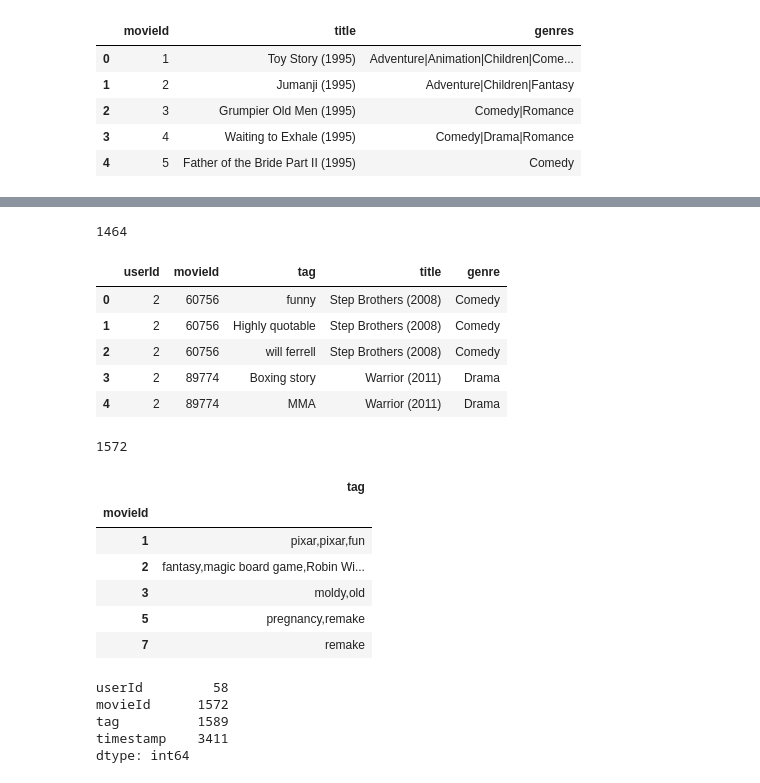
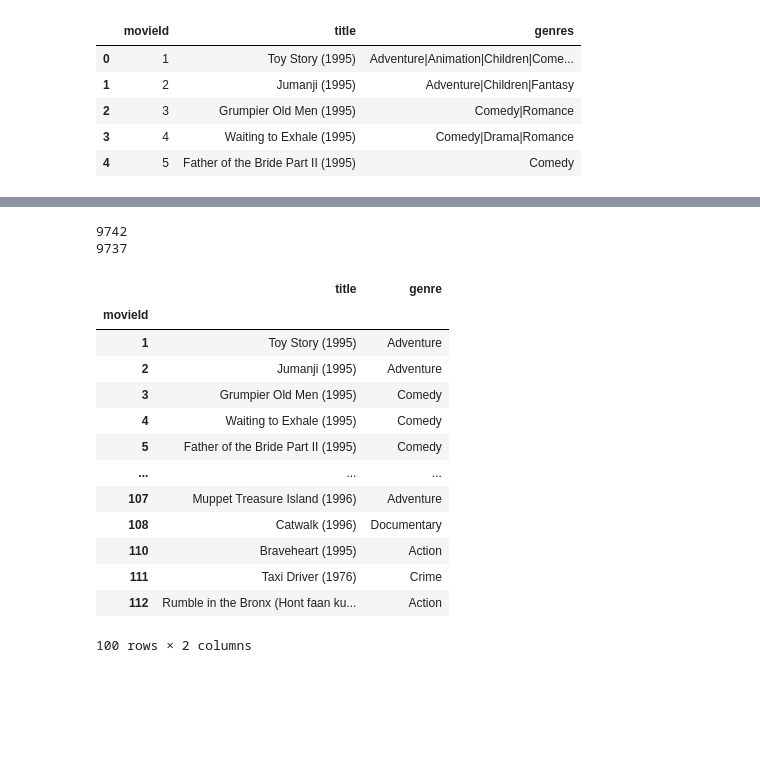
Before and after one commit to dmropp/Project_4_ML, a Jupyter notebook: analysis.ipynb, the cells around one changed output, grey strips where cells are left out. Drawn from its saved outputs; the diff is of its cells as text; code cells hidden in the pictures; blank space fills up the shorter version.

```diff
--- a/analysis.ipynb
+++ b/analysis.ipynb
@@ -217,34 +123,0 @@ mtr_modified.head(25)
-# %%
-print(len(mtr_modified["title"].unique()))
-# %% [output]
-1464
-# %%
-movies_tags_to_merge.head()
-# %% [output]
-|  | userId | movieId | tag | title | genre |
-| 0 | 2 | 60756 | funny | Step Brothers (2008) | Comedy |
-| 1 | 2 | 60756 | Highly quotable | Step Brothers (2008) | Comedy |
-| 2 | 2 | 60756 | will ferrell | Step Brothers (2008) | Comedy |
-| 3 | 2 | 89774 | Boxing story | Warrior (2011) | Drama |
-| 4 | 2 | 89774 | MMA | Warrior (2011) | Drama |
-# %%
-tags_grouped = tags_df.groupby(["movieId"]).agg({"tag": ",".join})
-print(len(tags_grouped))
-tags_grouped.head()
-# %% [output]
-1572
-|  | tag |
-| movieId |  |
-| 1 | pixar,pixar,fun |
-| 2 | fantasy,magic board game,Robin Wi... |
-| 3 | moldy,old |
-| 5 | pregnancy,remake |
-| 7 | remake |
-# %%
-tags_df.nunique()
-# %% [output]
-userId         58
-movieId      1572
-tag          1589
-timestamp    3411
-dtype: int64
@@ -252,0 +124,32 @@ dtype: int64
+# %%
+# split genres column, drop original genres column, rename the first genre column to genre, drop additional genre columns
+# in order to only keep first genre listed, assuming that's the most relevant
+movies_df_copy = movies_df.copy()
+new = movies_df_copy["genres"].str.split("|",expand=True)
+for i in new:
+    movies_df_copy[f"genre{i + 1}"] = new[i]
+movies_df_copy.drop(columns=["genres"], inplace=True)
+movies_trimmed = movies_df_copy.rename(columns={"genre1": "genre"})
+movies_trimmed.drop(columns=["genre2", "genre3", "genre4", "genre5", "genre6", "genre7", "genre8", "genre9", "genre10"], inplace=True)
+print(len(movies_trimmed))
+movies_trimmed.dropna(inplace=True)
+print(len(movies_trimmed["title"].unique()))
+movies_trimmed.set_index("movieId", inplace=True)
+movies_trimmed.head(100)
+# %% [output]
+9742
+9737
+|  | title | genre |
+| movieId |  |  |
+| 1 | Toy Story (1995) | Adventure |
+| 2 | Jumanji (1995) | Adventure |
+| 3 | Grumpier Old Men (1995) | Comedy |
+| 4 | Waiting to Exhale (1995) | Comedy |
+| 5 | Father of the Bride Part II (1995) | Comedy |
+| ... | ... | ... |
+| 107 | Muppet Treasure Island (1996) | Adventure |
+| 108 | Catwalk (1996) | Documentary |
+| 110 | Braveheart (1995) | Action |
+| 111 | Taxi Driver (1976) | Crime |
+| 112 | Rumble in the Bronx (Hont faan ku... | Action |
+100 rows × 2 columns
```
Also changed, not shown: parts of 17 cells of this notebook.
